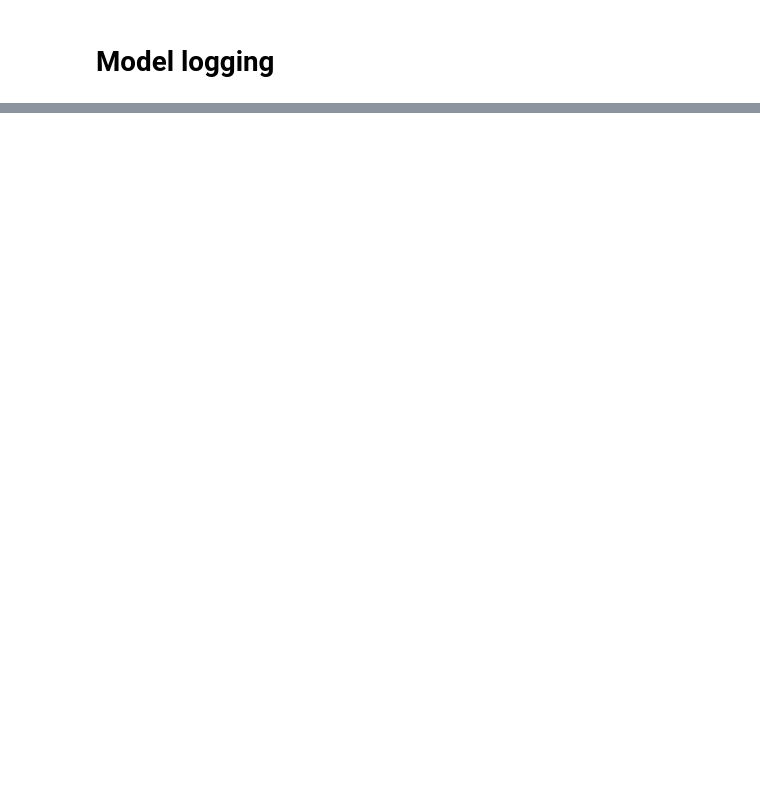
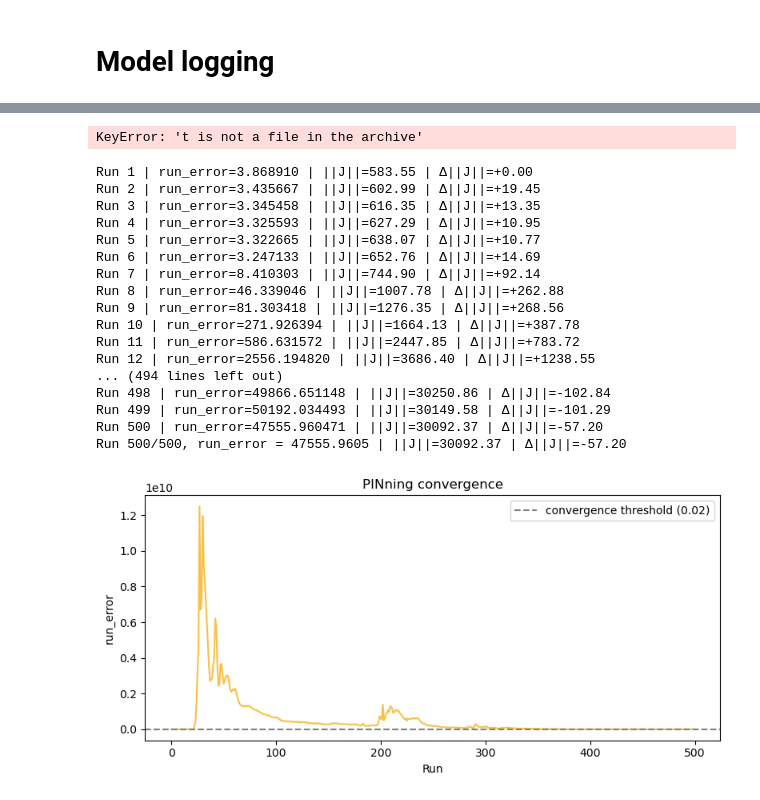
Before and after one commit to JohanneBohn/Reproducing-neural-sequences-with-Partial-In-Network-Training, a Jupyter notebook: main.ipynb, the cells around one changed output, grey strips where cells are left out. Cells and saved outputs as stored; diff of their text form; code cells hidden in the pictures; blank space fills up the shorter version.

```diff
--- a/main.ipynb
+++ b/main.ipynb
@@ -119,0 +122,35 @@ model.display_weight_distribution(value = 'all', bins=60)
+# %%
+import numpy as np
+from scipy.special import expit
+
+model, inputs = PINning.load('model_20260706_171109.npz')
+
+targets_rate = expit(model.targets)
+
+dt = model.rnn.dt
+T_steps = inputs.shape[1]
+t = np.arange(T_steps) * dt
+# %% [output]
+KeyError: 't is not a file in the archive'
+# %%
+constr_errors, constr_j_norms = model.train_constrained(inputs, n_runs, cv_threshold, DEBUG= True, p_reg=p_reg)
+model.display_cv(constr_errors)
+# %% [output]
+Run 1 | run_error=3.868910 | ||J||=583.55 | Δ||J||=+0.00
+Run 2 | run_error=3.435667 | ||J||=602.99 | Δ||J||=+19.45
+Run 3 | run_error=3.345458 | ||J||=616.35 | Δ||J||=+13.35
+Run 4 | run_error=3.325593 | ||J||=627.29 | Δ||J||=+10.95
+Run 5 | run_error=3.322665 | ||J||=638.07 | Δ||J||=+10.77
+Run 6 | run_error=3.247133 | ||J||=652.76 | Δ||J||=+14.69
+Run 7 | run_error=8.410303 | ||J||=744.90 | Δ||J||=+92.14
+Run 8 | run_error=46.339046 | ||J||=1007.78 | Δ||J||=+262.88
+Run 9 | run_error=81.303418 | ||J||=1276.35 | Δ||J||=+268.56
+Run 10 | run_error=271.926394 | ||J||=1664.13 | Δ||J||=+387.78
+Run 11 | run_error=586.631572 | ||J||=2447.85 | Δ||J||=+783.72
+Run 12 | run_error=2556.194820 | ||J||=3686.40 | Δ||J||=+1238.55
+... (494 lines left out)
+Run 498 | run_error=49866.651148 | ||J||=30250.86 | Δ||J||=-102.84
+Run 499 | run_error=50192.034493 | ||J||=30149.58 | Δ||J||=-101.29
+Run 500 | run_error=47555.960471 | ||J||=30092.37 | Δ||J||=-57.20
+Run 500/500, run_error = 47555.9605 | ||J||=30092.37 | Δ||J||=-57.20
+[figure, added]
```
Also changed, not shown: parts of 11 cells of this notebook, 1 other file.
